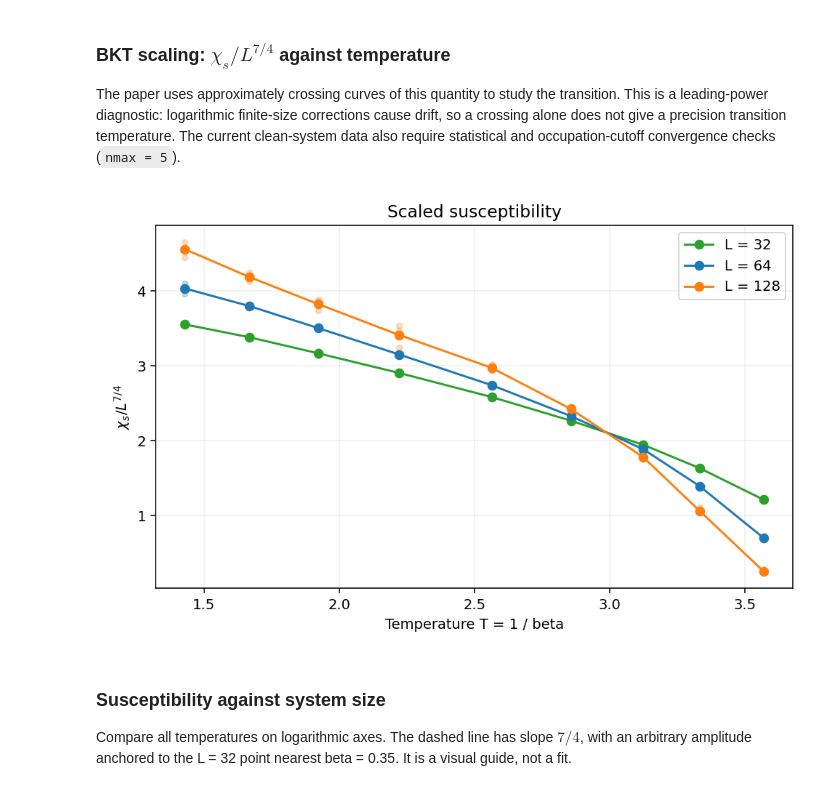
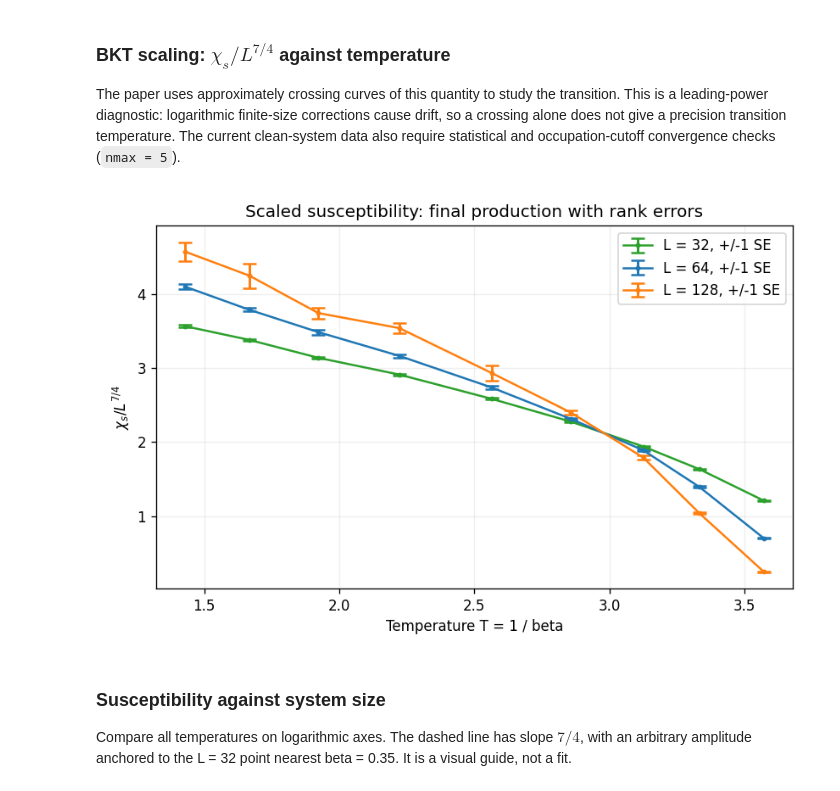
Before and after one commit to yck23/worm, a Jupyter notebook: results/cleanRbRDM/density_matrix_comparison.ipynb, the cells around one changed output. Drawn from its saved outputs; the diff is of its cells as text; code cells hidden in the pictures.

```diff
--- a/results/cleanRbRDM/density_matrix_comparison.ipynb
+++ b/results/cleanRbRDM/density_matrix_comparison.ipynb
@@ -610,14 +645,15 @@ Use the same temperature convention as the plots above: $T=1/\beta$ in hopping u
 # %%
 plt.figure()
 for i, L in enumerate(sizes):
-    plt.scatter(np.repeat(T, 3), susceptibility_runs[i].ravel(),
-                color=colours[i], alpha=.25, s=15)
-    plt.plot(T, susceptibility[i], 'o-', color=colours[i], label=f'L = {L}')
+    plt.errorbar(T, susceptibility_final[i], yerr=susceptibility_final_se[i],
+                 fmt='o-', ms=2.5, capsize=5, capthick=1.5, elinewidth=1.8,
+                 color=colours[i], label=f'L = {L}, +/-1 SE')
 plt.xlabel('Temperature T = 1 / beta')
 plt.ylabel(r'$\chi_s$')
-plt.title('Equal-time superfluid susceptibility')
+plt.title('Equal-time susceptibility: final production with rank errors')
 plt.legend()
 plt.grid(alpha=.2)
 plt.tight_layout()
+plt.savefig(results / 'cleanRbRDM/analysis/susceptibility_vs_temperature.png', dpi=180)
 plt.show()
 # %% [output]
@@ -629,19 +665,20 @@ The paper uses approximately crossing curves of this quantity to study the trans
 # %%
 plt.figure()
 for i, L in enumerate(sizes):
-    plt.scatter(np.repeat(T, 3), susceptibility_runs[i].ravel() / L**1.75,
-                color=colours[i], alpha=.25, s=15)
-    plt.plot(T, susceptibility[i] / L**1.75, 'o-',
-             color=colours[i], label=f'L = {L}')
+    plt.errorbar(T, susceptibility_final[i] / L**1.75,
+                 yerr=susceptibility_final_se[i] / L**1.75,
+                 fmt='o-', ms=2.5, capsize=5, capthick=1.5, elinewidth=1.8,
+                 color=colours[i], label=f'L = {L}, +/-1 SE')
 plt.xlabel('Temperature T = 1 / beta')
 plt.ylabel(r'$\chi_s/L^{7/4}$')
-plt.title('Scaled susceptibility')
+plt.title('Scaled susceptibility: final production with rank errors')
 plt.legend()
 plt.grid(alpha=.2)
 plt.tight_layout()
+plt.savefig(results / 'cleanRbRDM/analysis/susceptibility_scaled_vs_temperature.png', dpi=180)
 plt.show()
 # %% [output]
-[figure, old version]
+[figure, new version]
 # %% [markdown]
 ### Susceptibility against system size
 
```
Also changed, not shown: parts of 8 cells of this notebook, 13 other files.
